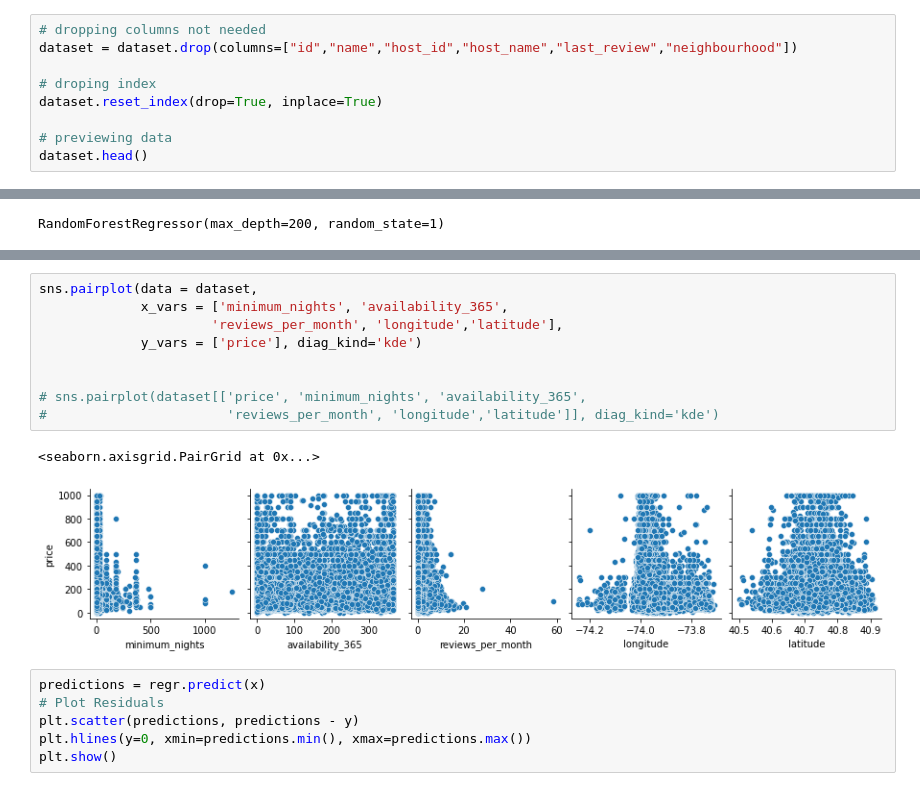
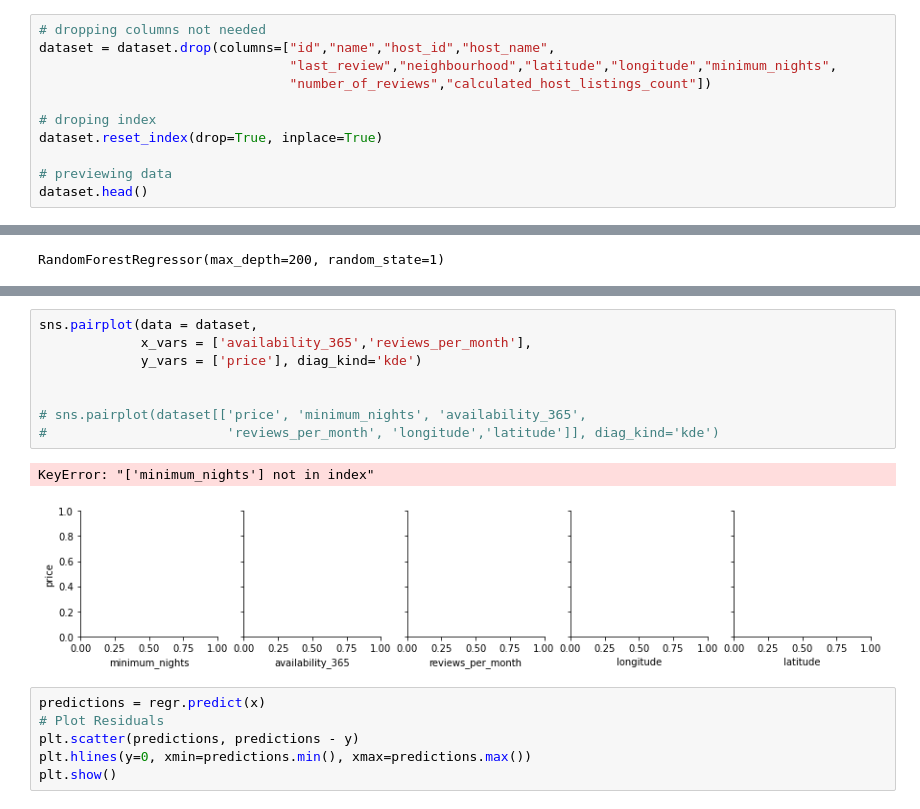
Before and after one commit to Anumala89/Airbnb-Price-Prediction, a Jupyter notebook: Test_random_forrest.ipynb, the cells around one changed output, grey strips where cells are left out. Drawn from its saved outputs; the diff is of its cells as text.

```diff
--- a/Test_random_forrest.ipynb
+++ b/Test_random_forrest.ipynb
@@ -47,7 +47,9 @@ dataset.head()
 dataset.drop(dataset.index[dataset['price'] > 1000], inplace = True)
 # %%
 # dropping columns not needed
-dataset = dataset.drop(columns=["id","name","host_id","host_name","last_review","neighbourhood"])
+dataset = dataset.drop(columns=["id","name","host_id","host_name",
+                                "last_review","neighbourhood","latitude","longitude","minimum_nights",
+                                "number_of_reviews","calculated_host_listings_count"])
 
 # droping index
 dataset.reset_index(drop=True, inplace=True)
@@ -145,15 +158,14 @@ sorted(zip(regr.feature_importances_, feature_names), reverse=True)
 # %%
 sns.pairplot(data = dataset,
-             x_vars = ['minimum_nights', 'availability_365',
-                      'reviews_per_month', 'longitude','latitude'],
+             x_vars = ['availability_365','reviews_per_month'],
              y_vars = ['price'], diag_kind='kde')
 
 
 # sns.pairplot(dataset[['price', 'minimum_nights', 'availability_365',
 #                       'reviews_per_month', 'longitude','latitude']], diag_kind='kde')
 # %% [output]
-<seaborn.axisgrid.PairGrid at 0x...>
+KeyError: "['minimum_nights'] not in index"
-[figure, old version]
+[figure, new version]
 # %%
 predictions = regr.predict(x)
 # Plot Residuals
```
Also changed, not shown: parts of 6 cells of this notebook.
